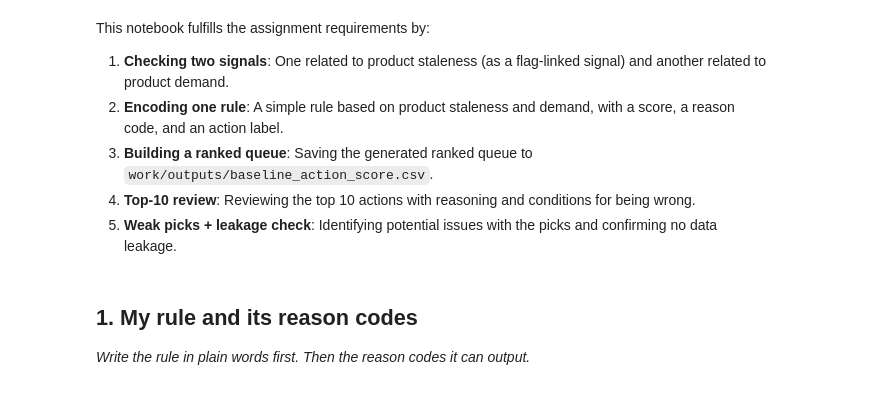
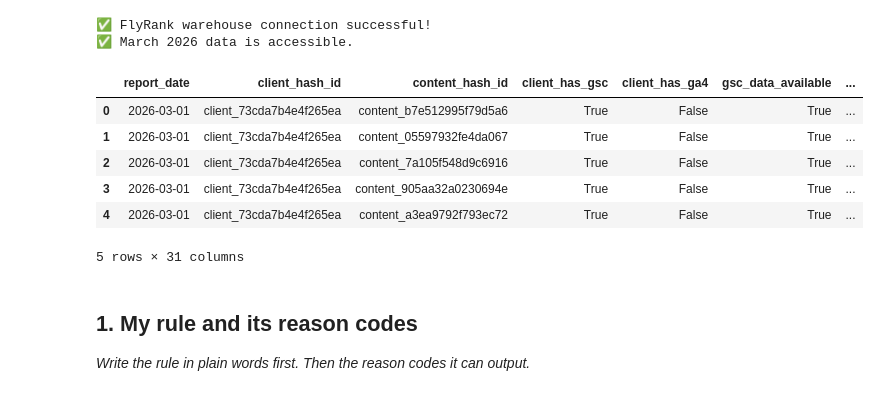
Before and after one commit to mukeshboolani786/flyrank-internship-ml, a Jupyter notebook: work/notebooks/w04_baseline_score.ipynb, the cells around one changed output. Drawn from its saved outputs; the diff is of its cells as text; code cells hidden in the pictures.

```diff
--- a/work/notebooks/w04_baseline_score.ipynb
+++ b/work/notebooks/w04_baseline_score.ipynb
@@ -6,14 +6,55 @@
 This skeleton is yours to fill. Work the sections **in order** — each one has a one-line hint. Simple words, honest numbers.
 
 > Working with an AI assistant? Tell it to read `skills/README.md` first and load the one skill this assignment names on its card.
-# %% [markdown]
-This notebook fulfills the assignment requirements by:
-
-1.  **Checking two signals**: One related to product staleness (as a flag-linked signal) and another related to product demand.
-2.  **Encoding one rule**: A simple rule based on product staleness and demand, with a score, a reason code, and an action label.
-3.  **Building a ranked queue**: Saving the generated ranked queue to `work/outputs/baseline_action_score.csv`.
-4.  **Top-10 review**: Reviewing the top 10 actions with reasoning and conditions for being wrong.
-5.  **Weak picks + leakage check**: Identifying potential issues with the picks and confirming no data leakage.
+# %%
+from google.colab import userdata
+import duckdb
+import os
+
+# Load the working Hugging Face token from Colab Secrets.
+HF_TOKEN = userdata.get("internship-token")
+
+if not HF_TOKEN:
+    raise ValueError("Hugging Face token was not found in Colab Secrets.")
+
+# Create DuckDB connection.
+con = duckdb.connect()
+
+# FlyRank dataset location.
+rel = "hf://datasets/FlyRank/internship-warehouse"
+
+# Create a temporary Hugging Face secret in DuckDB.
+con.execute(
+    f"""
+    CREATE OR REPLACE SECRET hf_token
+    (TYPE HUGGINGFACE, TOKEN '{HF_TOKEN}')
+    """
+)
+
+# Test access to the real March 2026 FlyRank data.
+test = con.sql(
+    f"""
+    SELECT *
+    FROM read_parquet(
+        '{rel}/fact_content_daily_performance/month=2026-03/*.parquet'
+    )
+    LIMIT 5
+    """
+)
+
+print("✅ FlyRank warehouse connection successful!")
+print("✅ March 2026 data is accessible.")
+display(test.df())
+# %% [output]
+✅ FlyRank warehouse connection successful!
+✅ March 2026 data is accessible.
+|  | report_date | client_hash_id | content_hash_id | client_has_gsc | client_has_ga4 | gsc_data_available | ... |
+| 0 | 2026-03-01 | client_73cda7b4e4f265ea | content_b7e512995f79d5a6 | True | False | True | ... |
+| 1 | 2026-03-01 | client_73cda7b4e4f265ea | content_05597932fe4da067 | True | False | True | ... |
+| 2 | 2026-03-01 | client_73cda7b4e4f265ea | content_7a105f548d9c6916 | True | False | True | ... |
+| 3 | 2026-03-01 | client_73cda7b4e4f265ea | content_905aa32a0230694e | True | False | True | ... |
+| 4 | 2026-03-01 | client_73cda7b4e4f265ea | content_a3ea9792f793ec72 | True | False | True | ... |
+5 rows × 31 columns
 # %% [markdown]
 ## 1. My rule and its reason codes
 
```
Also changed, not shown: parts of 15 cells of this notebook.
